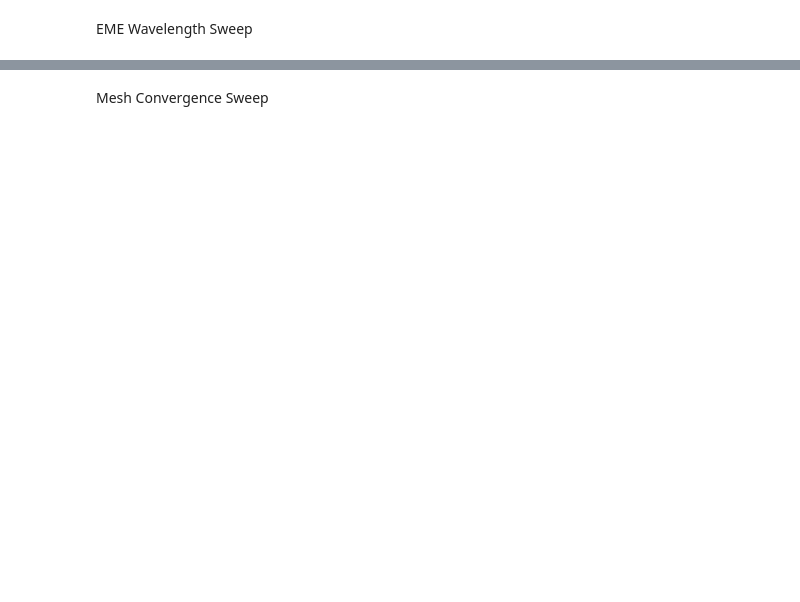
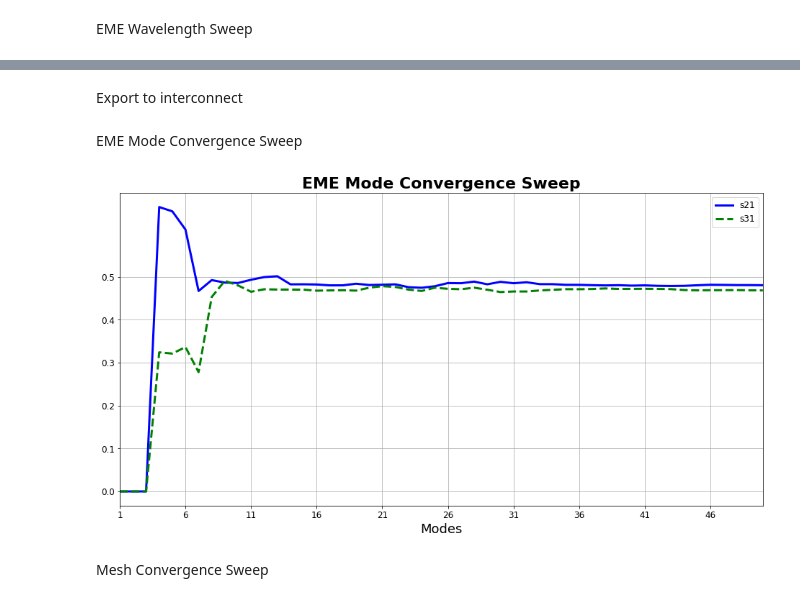
Before and after one commit to Leoopessoa/MMI-Multi-Mode-Interferometer-2x2, a Jupyter notebook: Api_Python_Lumerical.ipynb, the cells around one changed output, grey strips where cells are left out. Saved outputs shown, nothing was run; the diff lists cells and outputs as text; code cells hidden in the pictures; blank space fills up the shorter version.

Commit message:
Finalized  Lumerical Mode and Optimizations
In this submit, the python API for Mode and all the optimizations for the guide using it are done. Now I will be working on Interconnect and Klayout.

```diff
--- a/Api_Python_Lumerical.ipynb
+++ b/Api_Python_Lumerical.ipynb
@@ -336,0 +339,2 @@ plt.savefig('EME Wavelength Sweep')
+# %% [markdown]
+Export to interconnect
@@ -337,3 +344,31 @@ plt.savefig('EME Wavelength Sweep')
+# %% [markdown]
+EME Mode Convergence Sweep
+# %%
+limits = [1,50]
+span = np.linspace(limits[0],limits[1],50)
+lum.setemeanalysis("mode convergence sweep", 1)
+
+lum.emesweep("mode convergence sweep")
+
+S= lum.getemesweep("S_mode_convergence_sweep")
+
+s21 = np.transpose(abs(S['s21'])**2)
+s31 = np.transpose(abs(S['s31'])**2)
+
+plt.figure(figsize=(16, 8), edgecolor= 'white', facecolor= 'white')
+
+plt.plot(span, s21, label = 's21', linewidth = '3', color = 'blue')
+plt.plot(span, s31, 'r--', label = 's31', linewidth = '3', color = 'green')
+plt.title("EME Mode Convergence Sweep", fontsize = 22, fontweight='bold')
+plt.legend(fontsize = 12, loc = "upper right")
+plt.xlabel("Modes", fontsize = 18)
+plt.xticks(np.arange(limits[0],limits[1],step=5),fontsize=12)
+plt.yticks(np.arange(0.0,0.6,step = 0.1),fontsize=12)
+plt.xlim(limits[0],limits[1])
+plt.grid(True)
+plt.savefig('EME Mode Convergence Sweep')
+# %% [output]
+[figure, added]
 # %% [markdown]
 Mesh Convergence Sweep
 # %%
```
Also changed, not shown: parts of 9 cells of this notebook, 31 other files.
